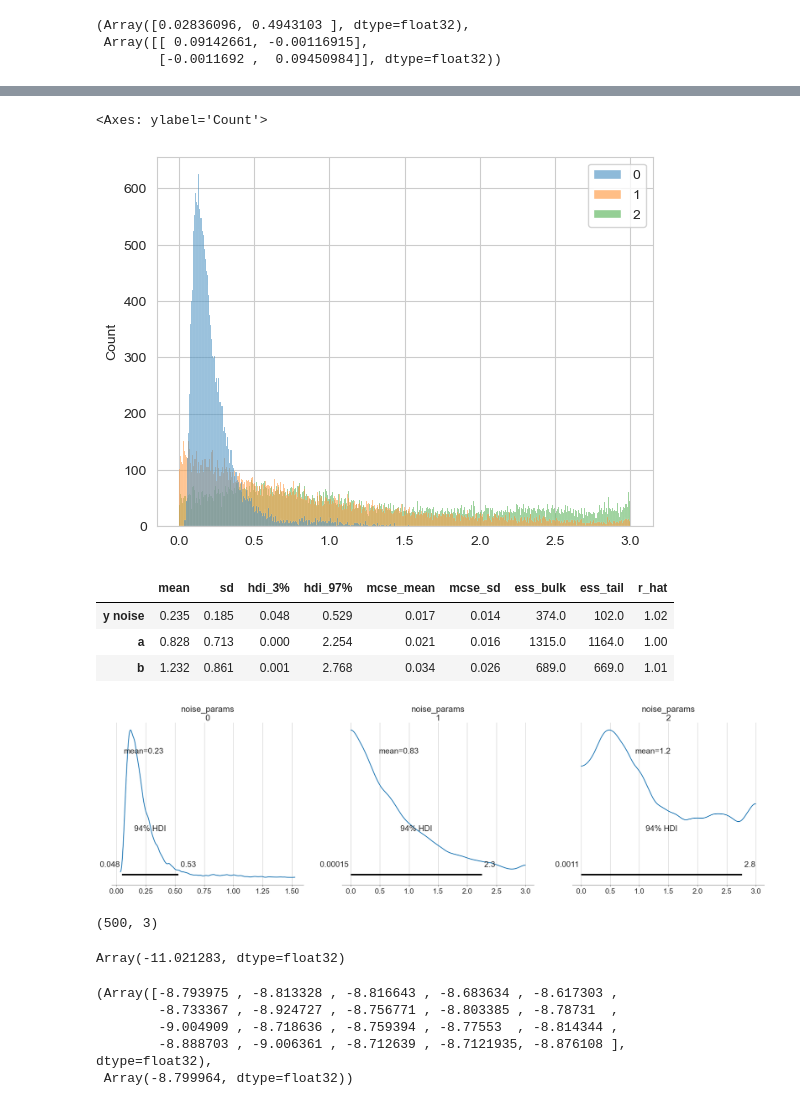
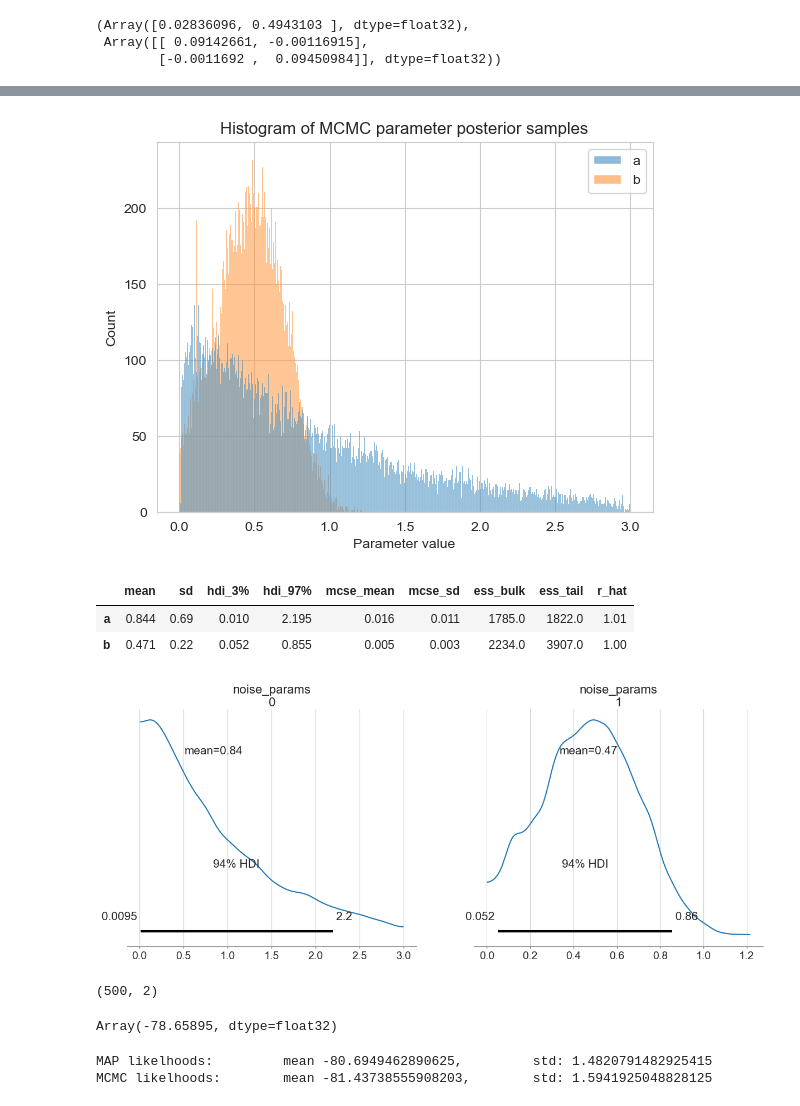
Before and after one commit to p-adema/diku-pml, a Jupyter notebook: project/gp_1.ipynb, the cells around one changed output, grey strips where cells are left out. Cells and saved outputs as stored; diff of their text form; code cells hidden in the pictures.

Commit message:
Updated gp_1 to not use noise_y as variable

```diff
--- a/project/gp_1.ipynb
+++ b/project/gp_1.ipynb
@@ -187,21 +122,19 @@ posterior_conditional(ex_x, ex_x, ex_x[:2], 0.1, ex_params)
 # %%
 @partial(jax.jit, static_argnames=("use_test_set",))
 def log_posterior_prob(
-    noise_params: jnp.ndarray, dataset: dataset_t, use_test_set: bool = False
+    params: jnp.ndarray, dataset: dataset_t, noise_y=0.01, use_test_set: bool = False
 ):
     if use_test_set:
         x_train, y_train, _x_valid, _y_valid, x_star, y_star = dataset
     else:
         x_train, y_train, x_star, y_star, _x_test, _y_test = dataset
 
-    noise_y, params = noise_params[0], noise_params[1:]
     mu_star, cov_star = posterior_conditional(x_train, y_train, x_star, noise_y, params)
     cov = cov_star + noise_y * jnp.identity(len(mu_star))
     logpdf = jstats.multivariate_normal.logpdf(y_star, mean=mu_star, cov=cov)
-    prior = parameter_prior(noise_params)
+    prior = parameter_prior(params)
     return jnp.nan_to_num(logpdf + prior, nan=-jnp.inf)
 
 
-ex_full_params = jnp.concat((jnp.array([0.1]), ex_params), axis=0)
-log_posterior_prob(ex_full_params, generate_dataset(30))
+log_posterior_prob(ex_params, generate_dataset(30))
 # %% [output]
@@ -239,19 +172,19 @@ class KernelProbDensity(dist.Distribution):
 
     def __init__(self, dataset: dataset_t, start: jnp.ndarray = None):
         if start is None:
-            start = ex_full_params
-        assert start.shape == (num_kernel_params + 1,), start.shape
+            start = ex_params
+        assert start.shape == (num_kernel_params,), start.shape
         self.start = start
         self.dataset = dataset
-        super().__init__(event_shape=(num_kernel_params + 1,))
+        super().__init__(event_shape=(num_kernel_params,))
 
     def sample(self, _key, sample_shape=()):
         return jnp.full(sample_shape, self.start)
 
     def log_prob(self, value):
         assert value.shape == (
-            num_kernel_params + 1,
-        ), f"{value.shape=} {(num_kernel_params + 1)=}"
+            num_kernel_params,
+        ), f"{value.shape=} {num_kernel_params=}"
         return log_posterior_prob(value, self.dataset)
 # %%
 def mcmc_kernel_model(dataset: dataset_t):
@@ -266,43 +201,43 @@ ex_mcmc = numpyro.infer.MCMC(
 ex_mcmc.run(jax.random.key(1), ex_dataset)
 # %%
 samples: jnp.ndarray = ex_mcmc.get_samples()["noise_params"]
-sns.histplot(samples, binwidth=0.005)
+sns.histplot(pd.DataFrame(samples, columns=["a", "b"]), binwidth=0.005).set(
+    xlabel="Parameter value", title="Histogram of MCMC parameter posterior samples"
+)
+plt.show()
 # %% [output]
-<Axes: ylabel='Count'>
-[figure, old version]
+[figure, new version]
 # %%
 arv = arviz.from_dict(ex_mcmc.get_samples(group_by_chain=True))
 summ = arviz.summary(arv)
-summ.index = ["y noise", "a", "b"]
+summ.index = ["a", "b"]
 summ
 # %% [output]
 |  | mean | sd | hdi_3% | hdi_97% | mcse_mean | mcse_sd | ess_bulk | ess_tail | r_hat |
-| y noise | 0.235 | 0.185 | 0.048 | 0.529 | 0.017 | 0.014 | 374.0 | 102.0 | 1.02 |
-| a | 0.828 | 0.713 | 0.000 | 2.254 | 0.021 | 0.016 | 1315.0 | 1164.0 | 1.00 |
-| b | 1.232 | 0.861 | 0.001 | 2.768 | 0.034 | 0.026 | 689.0 | 669.0 | 1.01 |
+| a | 0.844 | 0.69 | 0.010 | 2.195 | 0.016 | 0.011 | 1785.0 | 1822.0 | 1.01 |
+| b | 0.471 | 0.22 | 0.052 | 0.855 | 0.005 | 0.003 | 2234.0 | 3907.0 | 1.00 |
 # %%
 arviz.plot_posterior(arv)
 plt.show()
 # %% [output]
-[figure, old version]
+[figure, new version]
 # %%
 ex_strided_post_samples = ex_mcmc.get_samples(group_by_chain=True)[
     "noise_params"
-].reshape((-1, 3))[::8 * 6]
+].reshape((-1, 2))[:: 8 * 6]
 ex_strided_post_samples.shape
 # %% [output]
-(500, 3)
+(500, 2)
 # %%
 def approx_posterior(posterior_samples: jnp.ndarray, dataset: dataset_t):
-    def calc_likelihood(_, post_sample: jnp.ndarray):
-        return (), log_posterior_prob(post_sample, dataset, use_test_set=True)
-
-    return jax.lax.scan(calc_likelihood, (), posterior_samples)[1]
+    return jax.vmap(partial(log_posterior_prob, dataset=dataset, use_test_set=True))(
+        posterior_samples
+    )
 
 
-approx_posterior(ex_strided_post_samples, generate_dataset()).mean()
+approx_posterior(ex_strided_post_samples, ex_dataset).mean()
 # %% [output]
-Array(-11.021283, dtype=float32)
+Array(-78.65895, dtype=float32)
 # %%
 def repeat_estimate(key: jnp.ndarray = None, n_times: int = 20, n_obs: int = 30):
     if key is None:
@@ -342,11 +279,9 @@ def repeat_estimate(key: jnp.ndarray = None, n_times: int = 20, n_obs: int = 30)
 # %%
 map_ls, mcmc_ls = repeat_estimate()
 # %%
-map_ls, map_ls.mean()
+print(f"MAP likelhoods:  \tmean {map_ls.mean()}, \tstd: {map_ls.std()}")
+print(f"MCMC likelhoods: \tmean {mcmc_ls.mean()}, \tstd: {mcmc_ls.std()}")
 # %% [output]
-(Array([-8.793975 , -8.813328 , -8.816643 , -8.683634 , -8.617303 ,
-        -8.733367 , -8.924727 , -8.756771 , -8.803385 , -8.78731  ,
-        -9.004909 , -8.718636 , -8.759394 , -8.77553  , -8.814344 ,
-        -8.888703 , -9.006361 , -8.712639 , -8.7121935, -8.876108 ],      dtype=float32),
- Array(-8.799964, dtype=float32))
+MAP likelhoods:         mean -80.6949462890625,         std: 1.4820791482925415
+MCMC likelhoods:        mean -81.43738555908203,        std: 1.5941925048828125
 # %%
```
Also changed, not shown: parts of 11 cells of this notebook, 3 other files.
